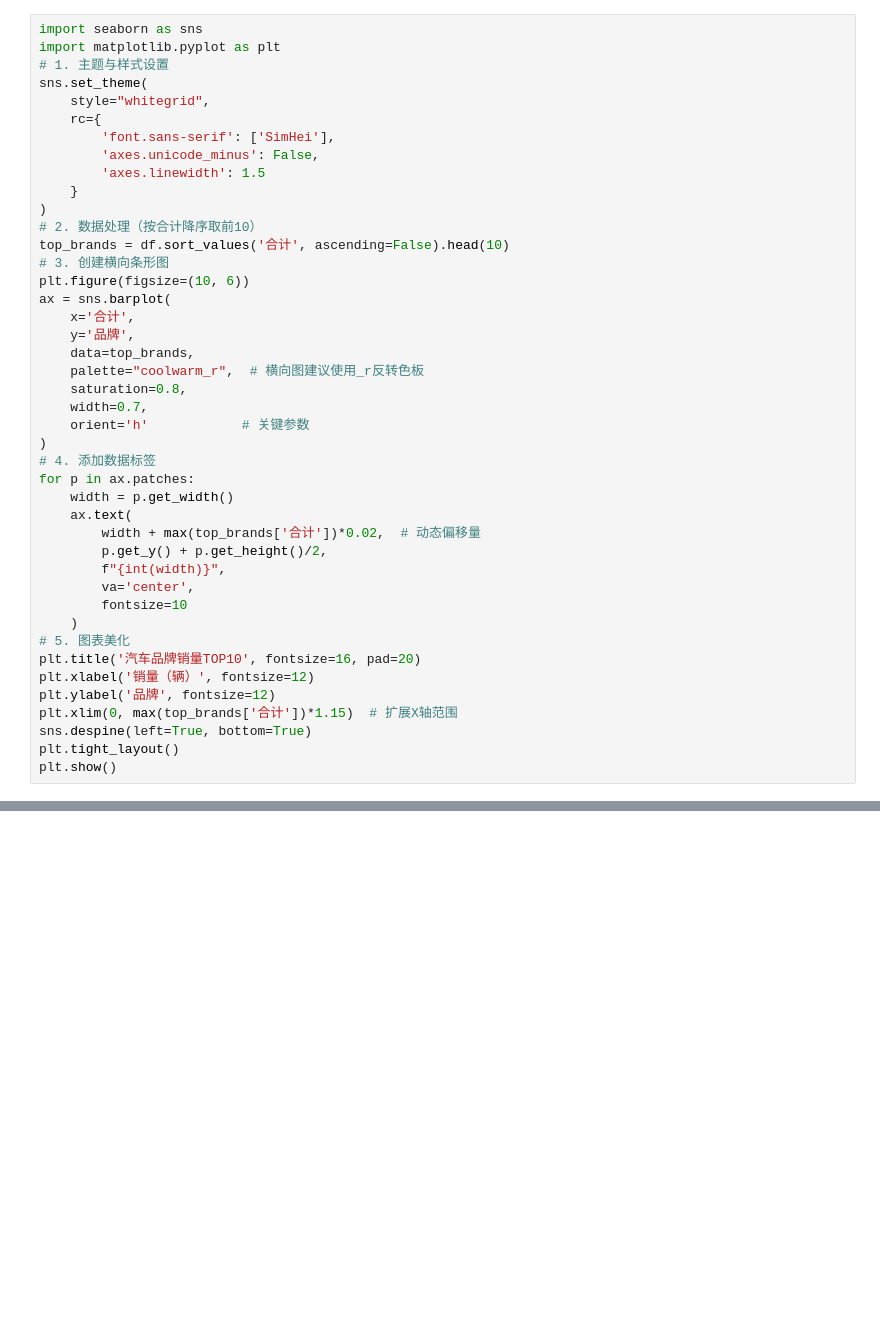
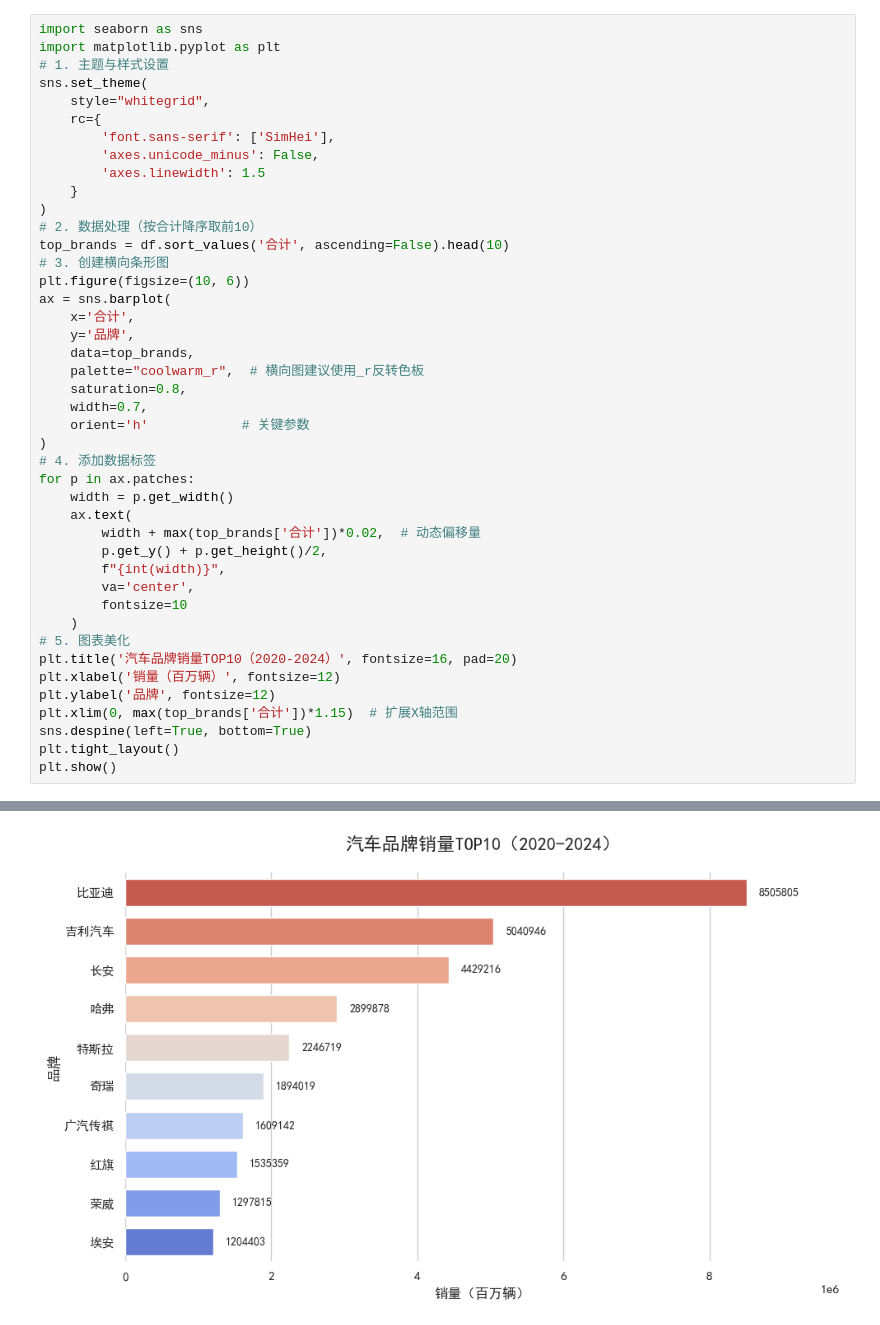
Before and after one commit to muhua2004/Supply-Chain-Investigation-and-Analysis, a Jupyter notebook: 代码/数据可视化.ipynb, the cells around one changed output, grey strips where cells are left out. Saved outputs shown, nothing was run; the diff lists cells and outputs as text; blank space fills up the shorter version.

```diff
--- a/代码/数据可视化.ipynb
+++ b/代码/数据可视化.ipynb
@@ -38,10 +45,11 @@ for p in ax.patches:
         fontsize=10
     )
 # 5. 图表美化
-plt.title('汽车品牌销量TOP10', fontsize=16, pad=20)
-plt.xlabel('销量（辆）', fontsize=12)
+plt.title('汽车品牌销量TOP10（2020-2024）', fontsize=16, pad=20)
+plt.xlabel('销量（百万辆）', fontsize=12)
 plt.ylabel('品牌', fontsize=12)
 plt.xlim(0, max(top_brands['合计'])*1.15)  # 扩展X轴范围
 sns.despine(left=True, bottom=True)
 plt.tight_layout()
 plt.show()
+# %% [output]
@@ -48,3 +59,4 @@ plt.show()
+[figure, added]
 # %%
 # 提取销量前十车企的年份数据
 years = ['2020', '2021', '2022', '2023', '2024']
```
Also changed, not shown: parts of 6 cells of this notebook, 1 other file.
